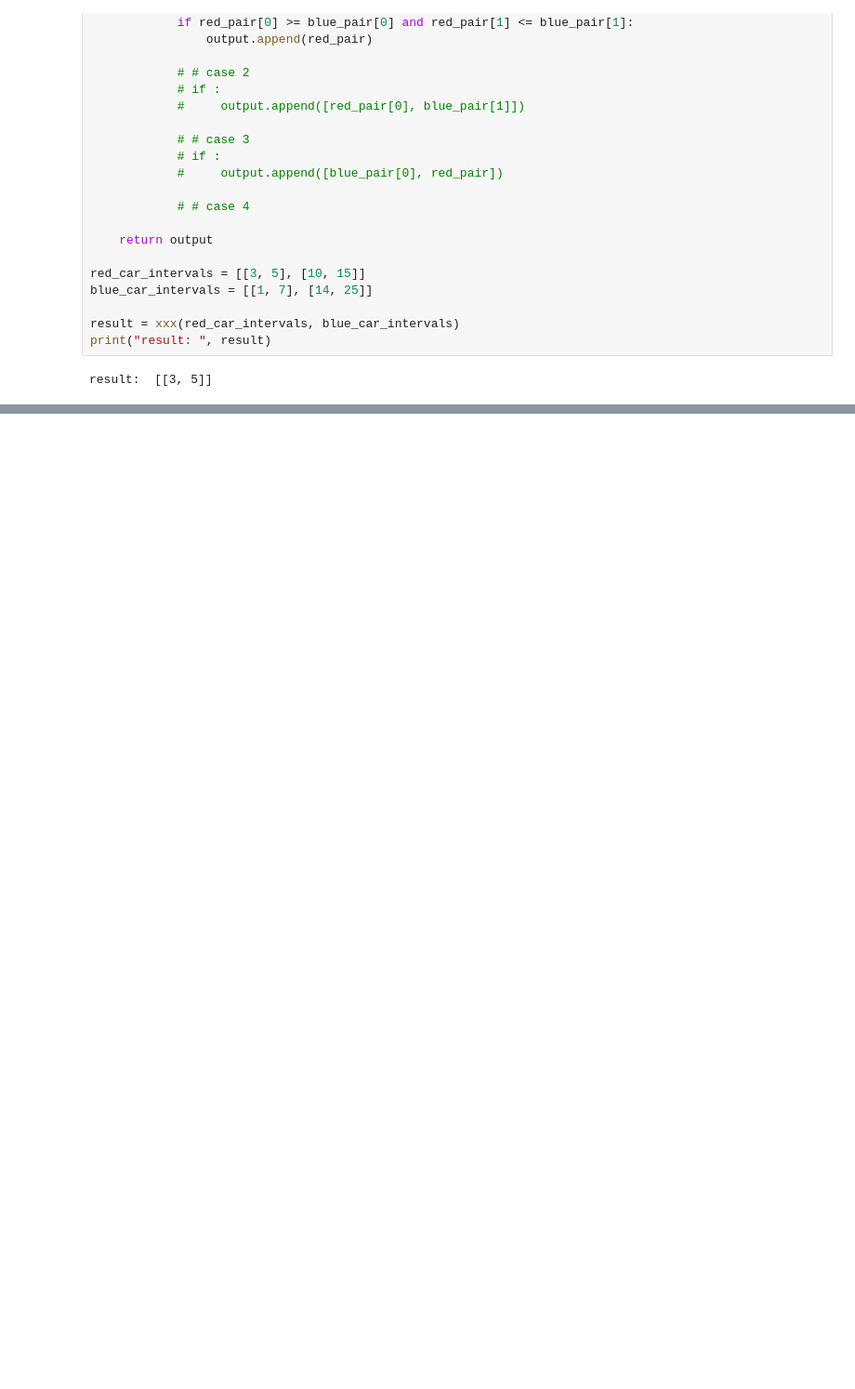
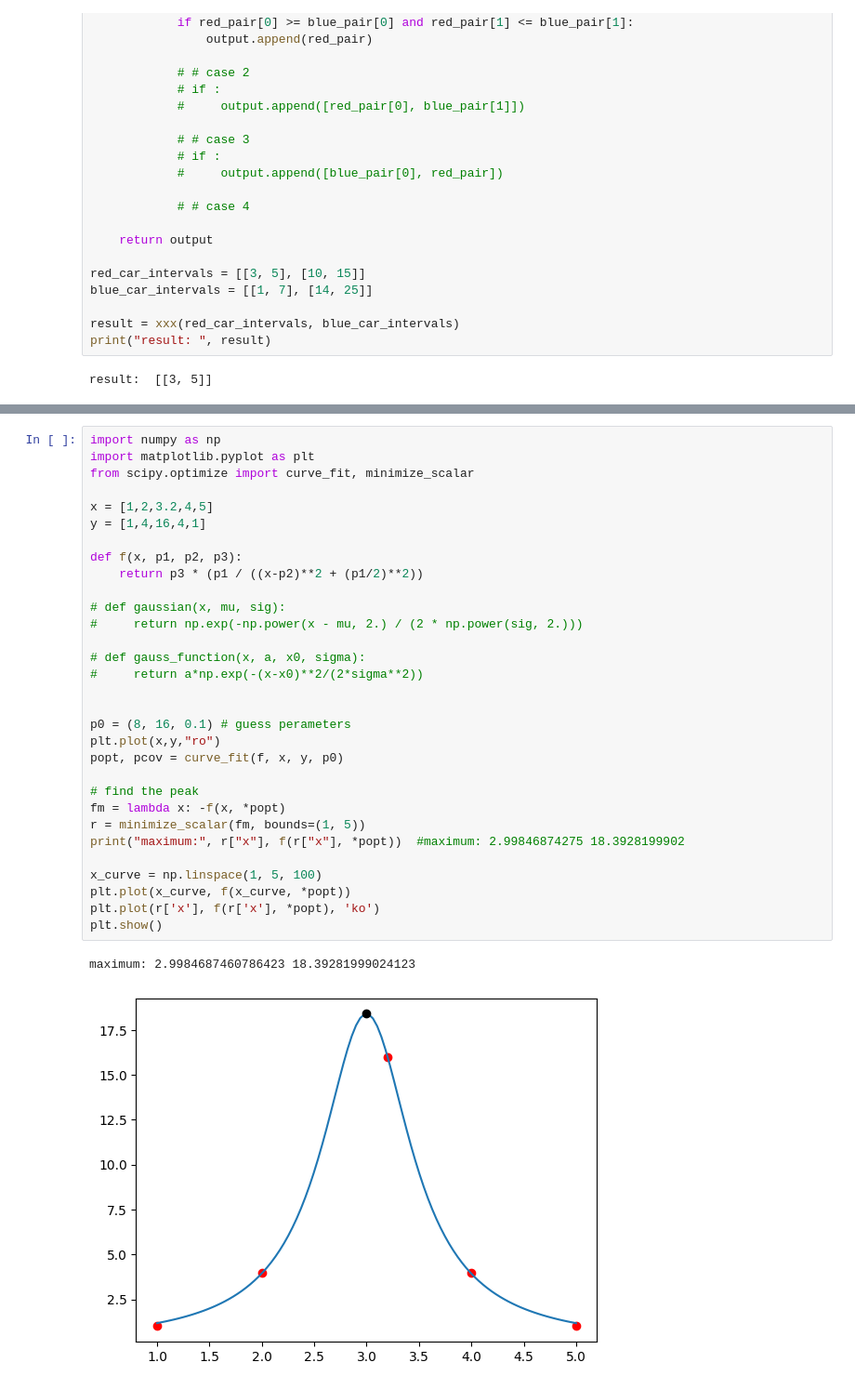
Before and after one commit to salsicha/CyberPhysics, a Jupyter notebook: applications/jupyter/notebooks/leetcode.ipynb, the cells around one changed output, grey strips where cells are left out. Shown at 93% size. Cells and saved outputs as stored; diff of their text form; blank space fills up the shorter version.

```diff
--- a/applications/jupyter/notebooks/leetcode.ipynb
+++ b/applications/jupyter/notebooks/leetcode.ipynb
@@ -93,0 +3285,34 @@ result:  [[3, 5]]
+# %%
+import numpy as np
+import matplotlib.pyplot as plt
+from scipy.optimize import curve_fit, minimize_scalar
+
+x = [1,2,3.2,4,5]
+y = [1,4,16,4,1]
+
+def f(x, p1, p2, p3):
+    return p3 * (p1 / ((x-p2)**2 + (p1/2)**2))
+
+# def gaussian(x, mu, sig):
+#     return np.exp(-np.power(x - mu, 2.) / (2 * np.power(sig, 2.)))
+
+# def gauss_function(x, a, x0, sigma):
+#     return a*np.exp(-(x-x0)**2/(2*sigma**2))
+
+
+p0 = (8, 16, 0.1) # guess perameters
+plt.plot(x,y,"ro")
+popt, pcov = curve_fit(f, x, y, p0)
+
+# find the peak
+fm = lambda x: -f(x, *popt)
+r = minimize_scalar(fm, bounds=(1, 5))
+print("maximum:", r["x"], f(r["x"], *popt))  #maximum: 2.99846874275 18.3928199902
+
+x_curve = np.linspace(1, 5, 100)
+plt.plot(x_curve, f(x_curve, *popt))
+plt.plot(r['x'], f(r['x'], *popt), 'ko')
+plt.show()
+# %% [output]
+maximum: 2.9984687460786423 18.39281999024123
+[figure, added]
```
Also changed, not shown: parts of 155 cells of this notebook, 3 other files.
